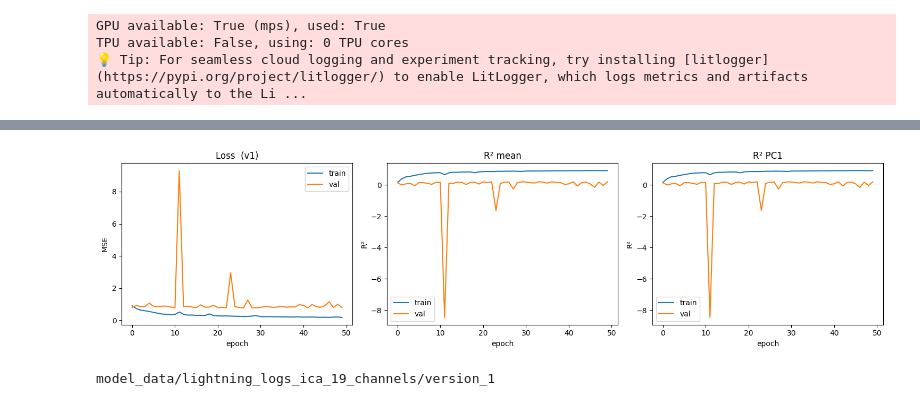
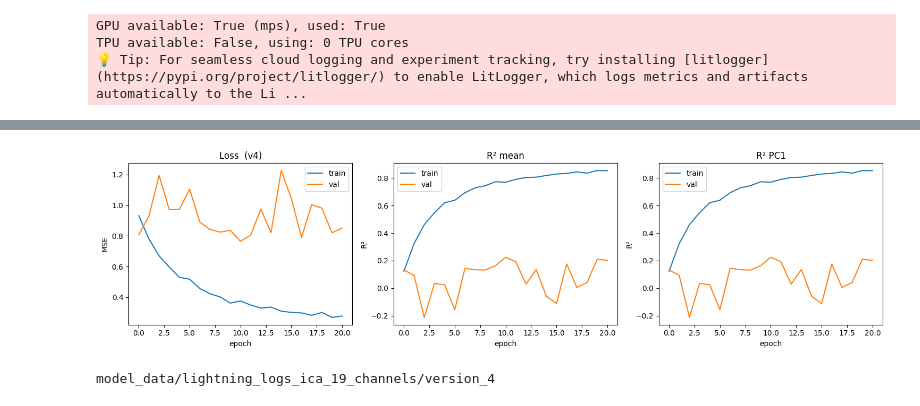
Before and after one commit to william2952/EEG_FDG_dementia, a Jupyter notebook: model_lightning_ica.ipynb, the cells around one changed output, grey strips where cells are left out. Cells and saved outputs as stored; diff of their text form; code cells hidden in the pictures.

```diff
--- a/model_lightning_ica.ipynb
+++ b/model_lightning_ica.ipynb
@@ -239,35 +238,35 @@ Error:
 # %%
 from tensorboard.backend.event_processing.event_accumulator import EventAccumulator
 
-VERSION = 1
+VERSION = 4
 
 log_dir = Path(f"model_data/lightning_logs_ica_19_channels/version_{VERSION}")
 ea = EventAccumulator(str(log_dir), size_guidance={"scalars": 0}); ea.Reload()
 tags = ea.Tags()["scalars"]
 
 def series(tag):
     return (list(range(len(ea.Scalars(tag)))), [e.value for e in ea.Scalars(tag)]) if tag in tags else ([], [])
 
 n_pcs = sum(1 for t in tags if t.startswith("val_r2_pc"))
 n_plots = 2 + n_pcs
 fig, axes = plt.subplots(1, n_plots, figsize=(5 * n_plots, 4))
 
 for tag, lab in [("train_loss_epoch", "train"), ("val_loss_epoch", "val")]:
     axes[0].plot(*series(tag), label=lab)
 axes[0].set(xlabel="epoch", ylabel="MSE", title=f"Loss  (v{VERSION})"); axes[0].legend()
 
 for tag, lab in [("train_r2_mean", "train"), ("val_r2_mean", "val")]:
     axes[1].plot(*series(tag), label=lab)
 axes[1].set(xlabel="epoch", ylabel="R²", title="R² mean"); axes[1].legend()
 
 for pc in range(1, n_pcs + 1):
     ax = axes[1 + pc]
     for tag, lab in [(f"train_r2_pc{pc}", "train"), (f"val_r2_pc{pc}", "val")]:
         ax.plot(*series(tag), label=lab)
     ax.set(xlabel="epoch", ylabel="R²", title=f"R² PC{pc}"); ax.legend()
 
 plt.tight_layout(); plt.show()
 print(log_dir)
 # %% [output]
-[figure, old version]
+[figure, new version]
-model_data/lightning_logs_ica_19_channels/version_1
+model_data/lightning_logs_ica_19_channels/version_4
```
Also changed, not shown: parts of 2 cells of this notebook, 1 other file.
